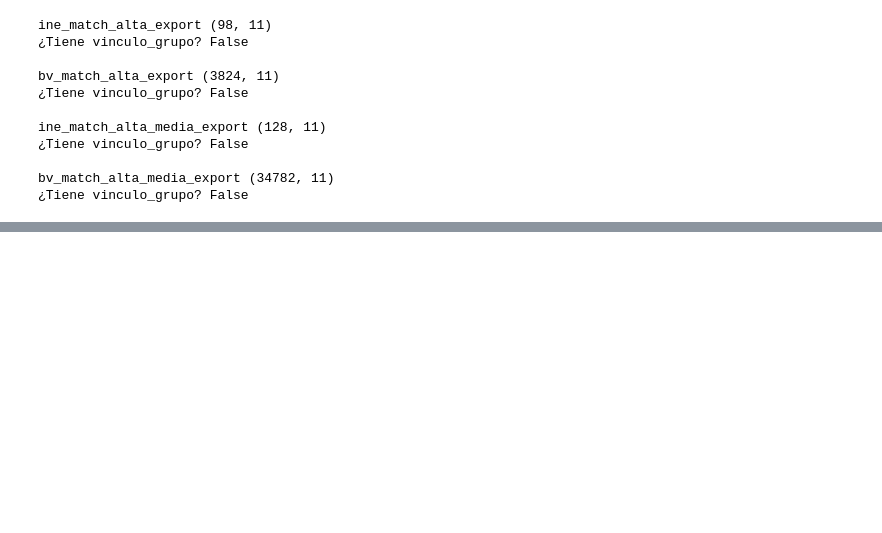
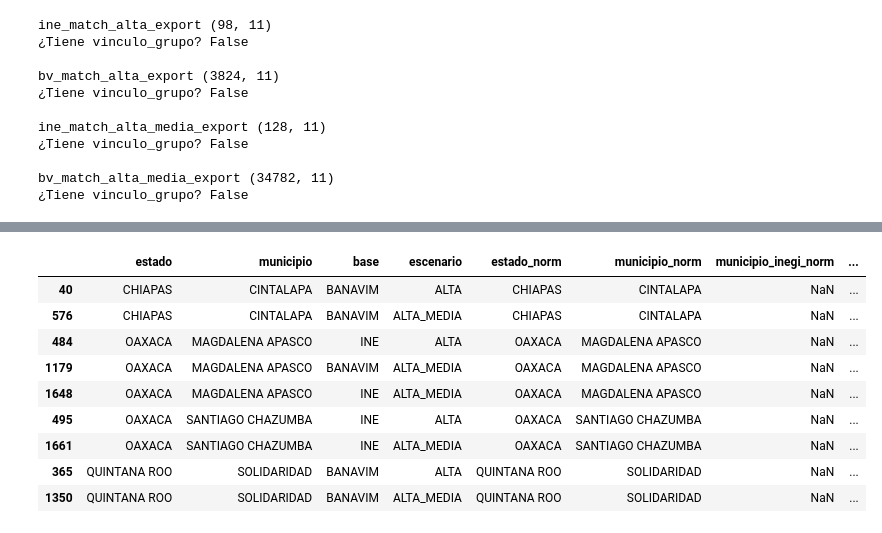
Before and after one commit to BesaidGarden/Calidad-y-Preprocesamiento-de-Datos---Registro-Publico-de-Agresores, a Jupyter notebook: Código/fusion_individuos.ipynb, the cells around one changed output, grey strips where cells are left out. Saved outputs shown, nothing was run; the diff lists cells and outputs as text; code cells hidden in the pictures; blank space fills up the shorter version.

Commit message:
Todo listo antes del record linkage

```diff
--- a/Código/fusion_individuos.ipynb
+++ b/Código/fusion_individuos.ipynb
@@ -703,0 +1597,81 @@ Bases guardadas en: ..\Data\fusion_outputs
+# %%
+# Reconstruir tabla de pares únicos estado + municipio después de correcciones
+pares_estado_municipio_post_correccion = pd.concat([
+    ine_match_alta_export[["estado", "municipio"]].drop_duplicates().assign(base="INE", escenario="ALTA"),
+    bv_match_alta_export[["estado", "municipio"]].drop_duplicates().assign(base="BANAVIM", escenario="ALTA"),
+    ine_match_alta_media_export[["estado", "municipio"]].drop_duplicates().assign(base="INE", escenario="ALTA_MEDIA"),
+    bv_match_alta_media_export[["estado", "municipio"]].drop_duplicates().assign(base="BANAVIM", escenario="ALTA_MEDIA")
+], ignore_index=True)
+
+# Eliminar nulos
+pares_estado_municipio_post_correccion = pares_estado_municipio_post_correccion.dropna(subset=["estado", "municipio"])
+
+# Eliminar duplicados completos
+pares_estado_municipio_post_correccion = pares_estado_municipio_post_correccion.drop_duplicates()
+
+# Normalizar estado y municipio
+pares_estado_municipio_post_correccion["estado_norm"] = pares_estado_municipio_post_correccion["estado"].apply(normalizar_geo)
+pares_estado_municipio_post_correccion["municipio_norm"] = pares_estado_municipio_post_correccion["municipio"].apply(normalizar_geo)
+
+# Ordenar
+pares_estado_municipio_post_correccion = pares_estado_municipio_post_correccion.sort_values(
+    ["escenario", "base", "estado", "municipio"]
+).reset_index(drop=True)
+
+# Validar contra catálogo INEGI
+validacion_municipios_post_correccion = pares_estado_municipio_post_correccion.merge(
+    catalogo_inegi_municipios[
+        [
+            "estado_norm",
+            "municipio_inegi_norm",
+            "municipio_inegi",
+            "cve_ent",
+            "cve_mun",
+            "cvegeo"
+        ]
+    ],
+    left_on=["estado_norm", "municipio_norm"],
+    right_on=["estado_norm", "municipio_inegi_norm"],
+    how="left"
+)
+
+validacion_municipios_post_correccion["existe_en_inegi"] = validacion_municipios_post_correccion["municipio_inegi"].notna()
+
+# Resumen por escenario y base
+resumen_validacion_municipios_post_correccion = (
+    validacion_municipios_post_correccion
+    .groupby(["escenario", "base", "existe_en_inegi"], dropna=False)
+    .size()
+    .reset_index(name="n")
+)
+
+# No encontrados después de correcciones
+no_encontrados_post_correccion = (
+    validacion_municipios_post_correccion[
+        ~validacion_municipios_post_correccion["existe_en_inegi"]
+    ]
+    .copy()
+    .sort_values(["estado", "municipio"])
+)
+
+# Comparación antes vs después
+n_no_encontrados_antes = len(no_encontrados)
+n_no_encontrados_despues = len(no_encontrados_post_correccion)
+n_corregidos = n_no_encontrados_antes - n_no_encontrados_despues
+
+print("="*80)
+print("VALIDACIÓN GEOGRÁFICA POST-CORRECCIONES")
+print("="*80)
+
+print("\n--- RESUMEN POR ESCENARIO Y BASE ---")
+display(resumen_validacion_municipios_post_correccion)
+
+print("\n--- COMPARACIÓN ANTES Y DESPUÉS ---")
+print(f"Municipios no encontrados ANTES: {n_no_encontrados_antes}")
+print(f"Municipios no encontrados DESPUÉS: {n_no_encontrados_despues}")
+print(f"Municipios CORREGIDOS: {n_corregidos}")
+print(f"Reducción: {round(n_corregidos / n_no_encontrados_antes * 100, 2)}%")
+
+print("\n--- MUNICIPIOS AÚN NO ENCONTRADOS ---")
+display(no_encontrados_post_correccion)
+# %% [output]
@@ -703,0 +1699,10 @@ Bases guardadas en: ..\Data\fusion_outputs
+|  | estado | municipio | base | escenario | estado_norm | municipio_norm | municipio_inegi_norm | ... |
+| 40 | CHIAPAS | CINTALAPA | BANAVIM | ALTA | CHIAPAS | CINTALAPA | NaN | ... |
+| 576 | CHIAPAS | CINTALAPA | BANAVIM | ALTA_MEDIA | CHIAPAS | CINTALAPA | NaN | ... |
+| 484 | OAXACA | MAGDALENA APASCO | INE | ALTA | OAXACA | MAGDALENA APASCO | NaN | ... |
+| 1179 | OAXACA | MAGDALENA APASCO | BANAVIM | ALTA_MEDIA | OAXACA | MAGDALENA APASCO | NaN | ... |
+| 1648 | OAXACA | MAGDALENA APASCO | INE | ALTA_MEDIA | OAXACA | MAGDALENA APASCO | NaN | ... |
+| 495 | OAXACA | SANTIAGO CHAZUMBA | INE | ALTA | OAXACA | SANTIAGO CHAZUMBA | NaN | ... |
+| 1661 | OAXACA | SANTIAGO CHAZUMBA | INE | ALTA_MEDIA | OAXACA | SANTIAGO CHAZUMBA | NaN | ... |
+| 365 | QUINTANA ROO | SOLIDARIDAD | BANAVIM | ALTA | QUINTANA ROO | SOLIDARIDAD | NaN | ... |
+| 1350 | QUINTANA ROO | SOLIDARIDAD | BANAVIM | ALTA_MEDIA | QUINTANA ROO | SOLIDARIDAD | NaN | ... |
```
Also changed, not shown: parts of 20 cells of this notebook, 14 other files.
